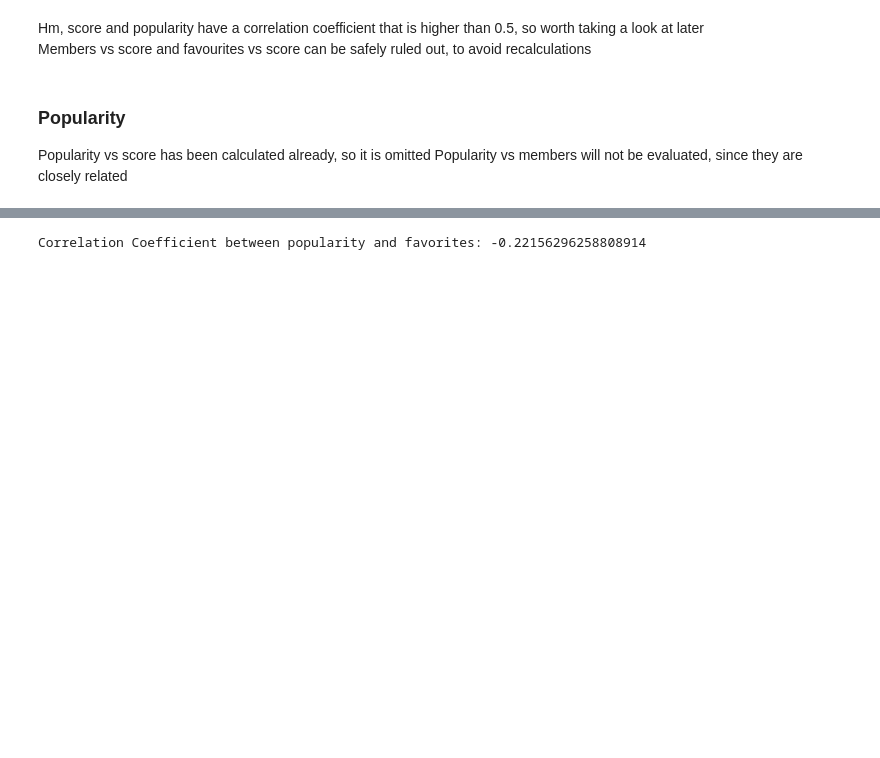
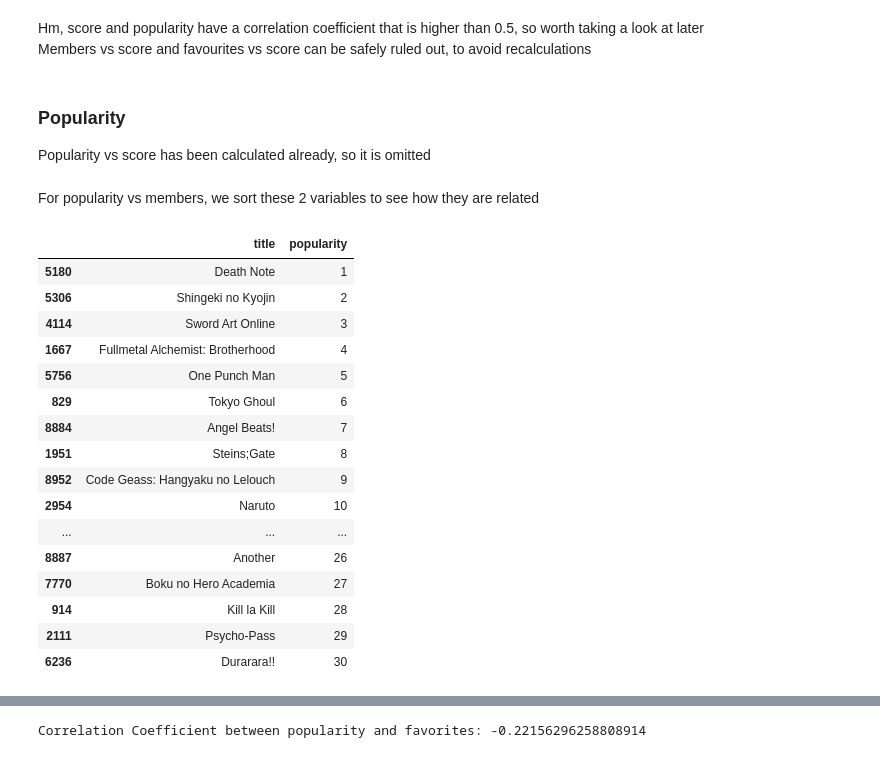
Before and after one commit to TanGuiShan/mini_project, a Jupyter notebook: InitialExplorationV2.ipynb, the cells around one changed output, grey strips where cells are left out. Drawn from its saved outputs; the diff is of its cells as text; code cells hidden in the pictures; blank space fills up the shorter version.

Commit message:
Added Explanation for Members Vs Popularity

```diff
--- a/InitialExplorationV2.ipynb
+++ b/InitialExplorationV2.ipynb
@@ -447,4 +447,28 @@ Members vs score and favourites vs score can be safely ruled out, to avoid recal
 ### Popularity
 
 Popularity vs score has been calculated already, so it is omitted
-Popularity vs members will not be evaluated, since they are closely related
+# %% [markdown]
+For popularity vs members, we sort these 2 variables to see how they are related
+# %%
+sorted_pop = userlist.sort_values(by='popularity', ascending=True)
+
+top_30_pop = sorted_pop.head(30)[['title', 'popularity']]
+top_30_pop
+# %% [output]
+|  | title | popularity |
+| 5180 | Death Note | 1 |
+| 5306 | Shingeki no Kyojin | 2 |
+| 4114 | Sword Art Online | 3 |
+| 1667 | Fullmetal Alchemist: Brotherhood | 4 |
+| 5756 | One Punch Man | 5 |
+| 829 | Tokyo Ghoul | 6 |
+| 8884 | Angel Beats! | 7 |
+| 1951 | Steins;Gate | 8 |
+| 8952 | Code Geass: Hangyaku no Lelouch | 9 |
+| 2954 | Naruto | 10 |
+| ... | ... | ... |
+| 8887 | Another | 26 |
+| 7770 | Boku no Hero Academia | 27 |
+| 914 | Kill la Kill | 28 |
+| 2111 | Psycho-Pass | 29 |
+| 6236 | Durarara!! | 30 |
```
Also changed, not shown: parts of 2 cells of this notebook.
